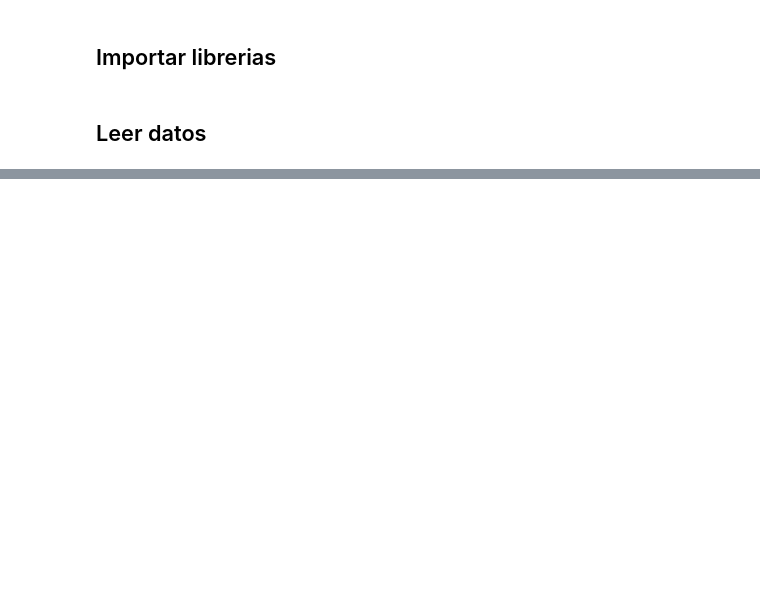
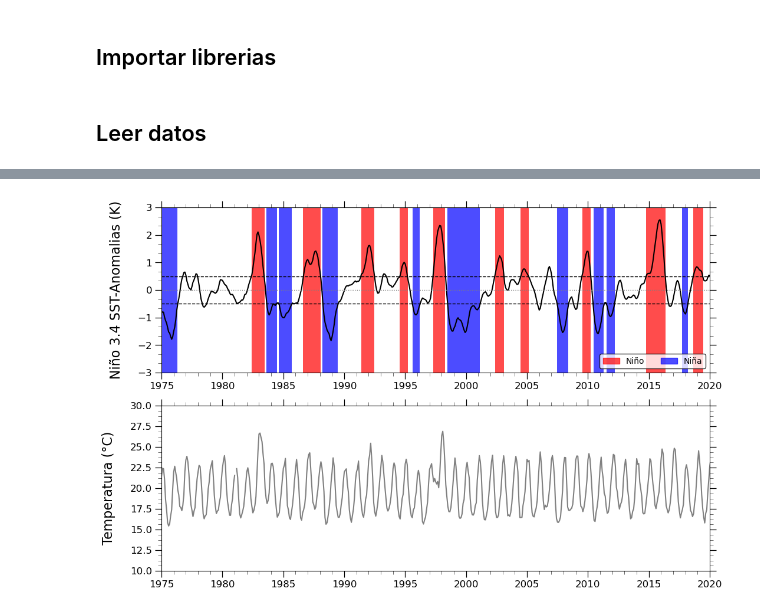
Before and after one commit to cryohydromettools/python_climatologia, a Jupyter notebook: book/dia4/00.Generacion_graficos_temporales.ipynb, the cells around one changed output, grey strips where cells are left out. Drawn from its saved outputs; the diff is of its cells as text; code cells hidden in the pictures; blank space fills up the shorter version.

```diff
--- a/book/dia4/00.Generacion_graficos_temporales.ipynb
+++ b/book/dia4/00.Generacion_graficos_temporales.ipynb
@@ -64,0 +140,3 @@ gv.set_axes_limits_and_ticks(
+# %%
+df1 = df1[['ANOM', 'ANOM.3']]
+df1.columns = ['NINO1.2', 'NINO3.4']
@@ -64,0 +215,8 @@ gv.set_axes_limits_and_ticks(
+# %%
+nx = len(df1['sst'])
+xtime = np.arange(nx)
+# %%
+
+tspans = np.linspace(0, nx, nx*2+1)
+isnino = np.interp(tspans, xtime, df1['is_nino'].values.astype(float)) != 0
+isnina = np.interp(tspans, xtime, df1['is_nina'].values.astype(float)) != 0
@@ -64,0 +232,9 @@ gv.set_axes_limits_and_ticks(
+# %%
+majorTickNames = np.arange(10)*5 + 1975
+majorTickNames
+majorTickPos = np.array([])
+for y in majorTickNames:
+    majorTickPos = np.append(majorTickPos, np.where((df1.index.month == 1) &
+                                                    (df1.index.year == y))[0])
+majorTickPos
+majorTickNames
@@ -65 +243,76 @@ gv.set_axes_limits_and_ticks(
+# %%
+fig = plt.figure(figsize=(12, 8))
+
+ax = fig.add_subplot(211)
+
+plt.plot(xtime, df1['sst'].values, '-', c='k')
+
+from matplotlib.ticker import AutoMinorLocator
+ax.yaxis.set_minor_locator(AutoMinorLocator(4))
+ax.xaxis.set_ticks(majorTickPos)
+ax.set_xticklabels(majorTickNames)
+
+# Use geocat.viz.util convenience function to add minor and major tick lines
+gv.add_major_minor_ticks(ax,
+                         x_minor_per_major=5,
+                         y_minor_per_major=3,
+                         labelsize=12)
+
+
+# Use geocat.viz.util convenience function to set axes parameters without calling several matplotlib functions
+gv.set_axes_limits_and_ticks(
+    ax,
+    ylim=(-3.0, 3.0),
+    xlim=[0, majorTickPos[-1]])
+
+import matplotlib.collections as collections
+span_where = collections.BrokenBarHCollection.span_where
+c = span_where(tspans, ymin=-3.0, ymax=3.0, where=isnino, color='r', alpha=0.7, linewidths=0)
+ax.add_collection(c)
+c = span_where(tspans, ymin=-3.0, ymax=3.0, where=isnina, color='b', alpha=0.7, linewidths=0)
+ax.add_collection(c)
+
+ax.set_ylabel('Niño 3.4 SST-Anomalias (K)', labelpad=18, fontsize=16)
+
+ax.axhline(0, linewidth=1, color='grey', linestyle =':')
+ax.axhline(0.5, linewidth=1, color='k', linestyle ='--')
+ax.axhline(-0.5, linewidth=1, color='k', linestyle ='--')
+
+import matplotlib.patches as mpatches
+pat1 = mpatches.Patch(color='r', alpha=0.7, label=u'Niño')
+pat2 = mpatches.Patch(color='b', alpha=0.7, label=u'Niña')
+import matplotlib as mpl
+mpl.rcParams['legend.frameon'] = 'True'
+legend = plt.legend(handles=[pat1,pat2], loc='lower right', ncol=2)
+frame = legend.get_frame()
+frame.set_facecolor('white')
+frame.set_edgecolor('black')
+frame.set_linewidth(1)
+
+# subplot 2
+ax = fig.add_subplot(212)
+
+plt.plot(xtime, df_sub['TAVG'].values, '-', c='gray')
+
+# Use geocat.viz.util convenience function to add minor and major tick lines
+gv.add_major_minor_ticks(ax,
+                         x_minor_per_major=5,
+                         y_minor_per_major=3,
+                         labelsize=12)
+
+ax.yaxis.set_minor_locator(AutoMinorLocator(4))
+ax.xaxis.set_ticks(majorTickPos)
+ax.set_xticklabels(majorTickNames)
+
+# Use geocat.viz.util convenience function to set axes parameters without calling several matplotlib functions
+gv.set_axes_limits_and_ticks(
+    ax,
+    ylim=(10, 30),
+    xlim=[0, majorTickPos[-1]])
+
+ax.set_ylabel('Temperatura (°C)', labelpad=18, fontsize=16)
+fig.savefig('fig/ENSO_TAVG_1975-2020.png',dpi = 200, bbox_inches = 'tight',
+            pad_inches = 0.1, facecolor='w')
+# %% [output]
+[figure, added]
 # %%
```
Also changed, not shown: parts of 31 cells of this notebook, 2 other files.
